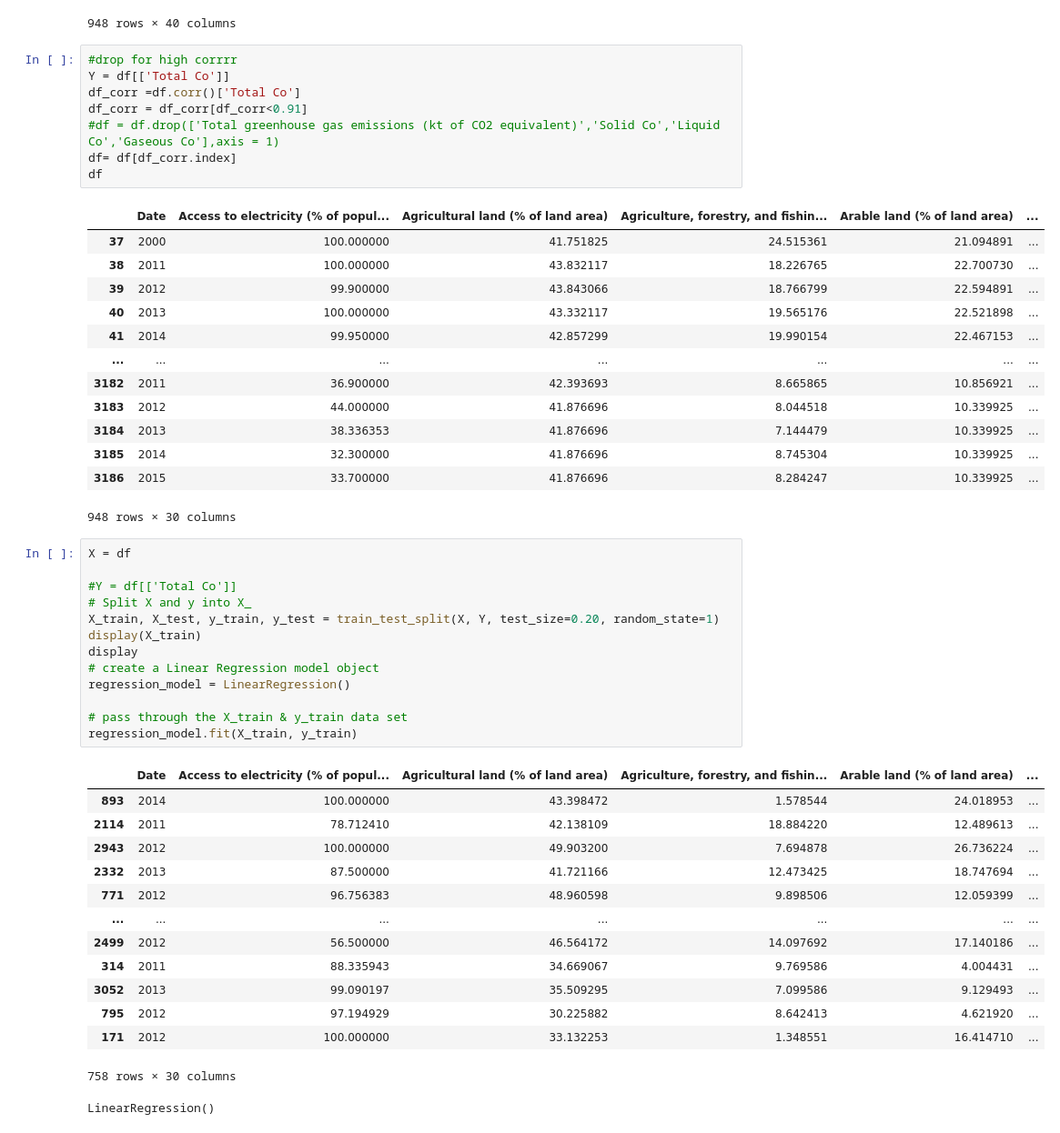
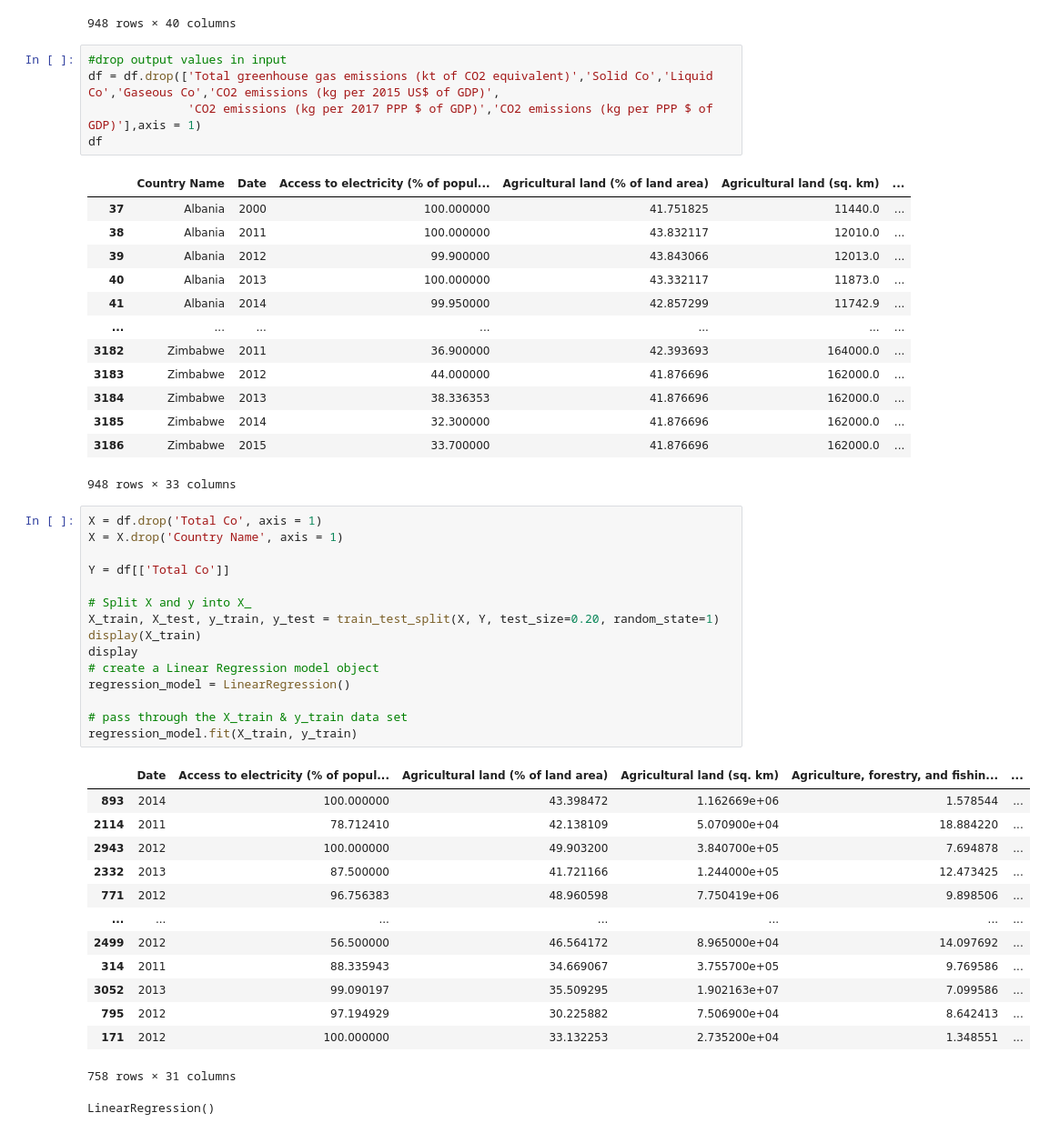
Before and after one commit to busranur-sr/ClimateChange, a Jupyter notebook: co2regression.ipynb, the cells around one changed output. Shown at 91% size. Cells and saved outputs as stored; diff of their text form.

```diff
--- a/co2regression.ipynb
+++ b/co2regression.ipynb
@@ -66,54 +66,53 @@ dtype: int64
 | 3186 | Zimbabwe | 2015 | 33.700000 | 41.876696 | 162000.0 | ... |
 948 rows × 40 columns
 # %%
-#drop for high corrrr
-Y = df[['Total Co']]
-df_corr =df.corr()['Total Co']
-df_corr = df_corr[df_corr<0.91]
-#df = df.drop(['Total greenhouse gas emissions (kt of CO2 equivalent)','Solid Co','Liquid Co','Gaseous Co'],axis = 1)
-df= df[df_corr.index]
+#drop output values in input
+df = df.drop(['Total greenhouse gas emissions (kt of CO2 equivalent)','Solid Co','Liquid Co','Gaseous Co','CO2 emissions (kg per 2015 US$ of GDP)',
+              'CO2 emissions (kg per 2017 PPP $ of GDP)','CO2 emissions (kg per PPP $ of GDP)'],axis = 1)
 df
 # %% [output]
-|  | Date | Access to electricity (% of popul... | Agricultural land (% of land area) | Agriculture, forestry, and fishin... | Arable land (% of land area) | ... |
-| 37 | 2000 | 100.000000 | 41.751825 | 24.515361 | 21.094891 | ... |
-| 38 | 2011 | 100.000000 | 43.832117 | 18.226765 | 22.700730 | ... |
-| 39 | 2012 | 99.900000 | 43.843066 | 18.766799 | 22.594891 | ... |
-| 40 | 2013 | 100.000000 | 43.332117 | 19.565176 | 22.521898 | ... |
-| 41 | 2014 | 99.950000 | 42.857299 | 19.990154 | 22.467153 | ... |
+|  | Country Name | Date | Access to electricity (% of popul... | Agricultural land (% of land area) | Agricultural land (sq. km) | ... |
+| 37 | Albania | 2000 | 100.000000 | 41.751825 | 11440.0 | ... |
+| 38 | Albania | 2011 | 100.000000 | 43.832117 | 12010.0 | ... |
+| 39 | Albania | 2012 | 99.900000 | 43.843066 | 12013.0 | ... |
+| 40 | Albania | 2013 | 100.000000 | 43.332117 | 11873.0 | ... |
+| 41 | Albania | 2014 | 99.950000 | 42.857299 | 11742.9 | ... |
 | ... | ... | ... | ... | ... | ... | ... |
-| 3182 | 2011 | 36.900000 | 42.393693 | 8.665865 | 10.856921 | ... |
-| 3183 | 2012 | 44.000000 | 41.876696 | 8.044518 | 10.339925 | ... |
-| 3184 | 2013 | 38.336353 | 41.876696 | 7.144479 | 10.339925 | ... |
-| 3185 | 2014 | 32.300000 | 41.876696 | 8.745304 | 10.339925 | ... |
-| 3186 | 2015 | 33.700000 | 41.876696 | 8.284247 | 10.339925 | ... |
+| 3182 | Zimbabwe | 2011 | 36.900000 | 42.393693 | 164000.0 | ... |
+| 3183 | Zimbabwe | 2012 | 44.000000 | 41.876696 | 162000.0 | ... |
+| 3184 | Zimbabwe | 2013 | 38.336353 | 41.876696 | 162000.0 | ... |
+| 3185 | Zimbabwe | 2014 | 32.300000 | 41.876696 | 162000.0 | ... |
+| 3186 | Zimbabwe | 2015 | 33.700000 | 41.876696 | 162000.0 | ... |
-948 rows × 30 columns
+948 rows × 33 columns
 # %%
-X = df
+X = df.drop('Total Co', axis = 1)
+X = X.drop('Country Name', axis = 1)
 
-#Y = df[['Total Co']]
+Y = df[['Total Co']]
+
 # Split X and y into X_
 X_train, X_test, y_train, y_test = train_test_split(X, Y, test_size=0.20, random_state=1)
 display(X_train)
 display
 # create a Linear Regression model object
 regression_model = LinearRegression()
 
 # pass through the X_train & y_train data set
 regression_model.fit(X_train, y_train)
 # %% [output]
-|  | Date | Access to electricity (% of popul... | Agricultural land (% of land area) | Agriculture, forestry, and fishin... | Arable land (% of land area) | ... |
-| 893 | 2014 | 100.000000 | 43.398472 | 1.578544 | 24.018953 | ... |
-| 2114 | 2011 | 78.712410 | 42.138109 | 18.884220 | 12.489613 | ... |
-| 2943 | 2012 | 100.000000 | 49.903200 | 7.694878 | 26.736224 | ... |
-| 2332 | 2013 | 87.500000 | 41.721166 | 12.473425 | 18.747694 | ... |
-| 771 | 2012 | 96.756383 | 48.960598 | 9.898506 | 12.059399 | ... |
+|  | Date | Access to electricity (% of popul... | Agricultural land (% of land area) | Agricultural land (sq. km) | Agriculture, forestry, and fishin... | ... |
+| 893 | 2014 | 100.000000 | 43.398472 | 1.162669e+06 | 1.578544 | ... |
+| 2114 | 2011 | 78.712410 | 42.138109 | 5.070900e+04 | 18.884220 | ... |
+| 2943 | 2012 | 100.000000 | 49.903200 | 3.840700e+05 | 7.694878 | ... |
+| 2332 | 2013 | 87.500000 | 41.721166 | 1.244000e+05 | 12.473425 | ... |
+| 771 | 2012 | 96.756383 | 48.960598 | 7.750419e+06 | 9.898506 | ... |
 | ... | ... | ... | ... | ... | ... | ... |
-| 2499 | 2012 | 56.500000 | 46.564172 | 14.097692 | 17.140186 | ... |
-| 314 | 2011 | 88.335943 | 34.669067 | 9.769586 | 4.004431 | ... |
-| 3052 | 2013 | 99.090197 | 35.509295 | 7.099586 | 9.129493 | ... |
-| 795 | 2012 | 97.194929 | 30.225882 | 8.642413 | 4.621920 | ... |
-| 171 | 2012 | 100.000000 | 33.132253 | 1.348551 | 16.414710 | ... |
+| 2499 | 2012 | 56.500000 | 46.564172 | 8.965000e+04 | 14.097692 | ... |
+| 314 | 2011 | 88.335943 | 34.669067 | 3.755700e+05 | 9.769586 | ... |
+| 3052 | 2013 | 99.090197 | 35.509295 | 1.902163e+07 | 7.099586 | ... |
+| 795 | 2012 | 97.194929 | 30.225882 | 7.506900e+04 | 8.642413 | ... |
+| 171 | 2012 | 100.000000 | 33.132253 | 2.735200e+04 | 1.348551 | ... |
-758 rows × 30 columns
+758 rows × 31 columns
 LinearRegression()
 # %%
 y_prediction =  regression_model.predict(X_test)
```
Also changed, not shown: parts of 1 cell of this notebook.
